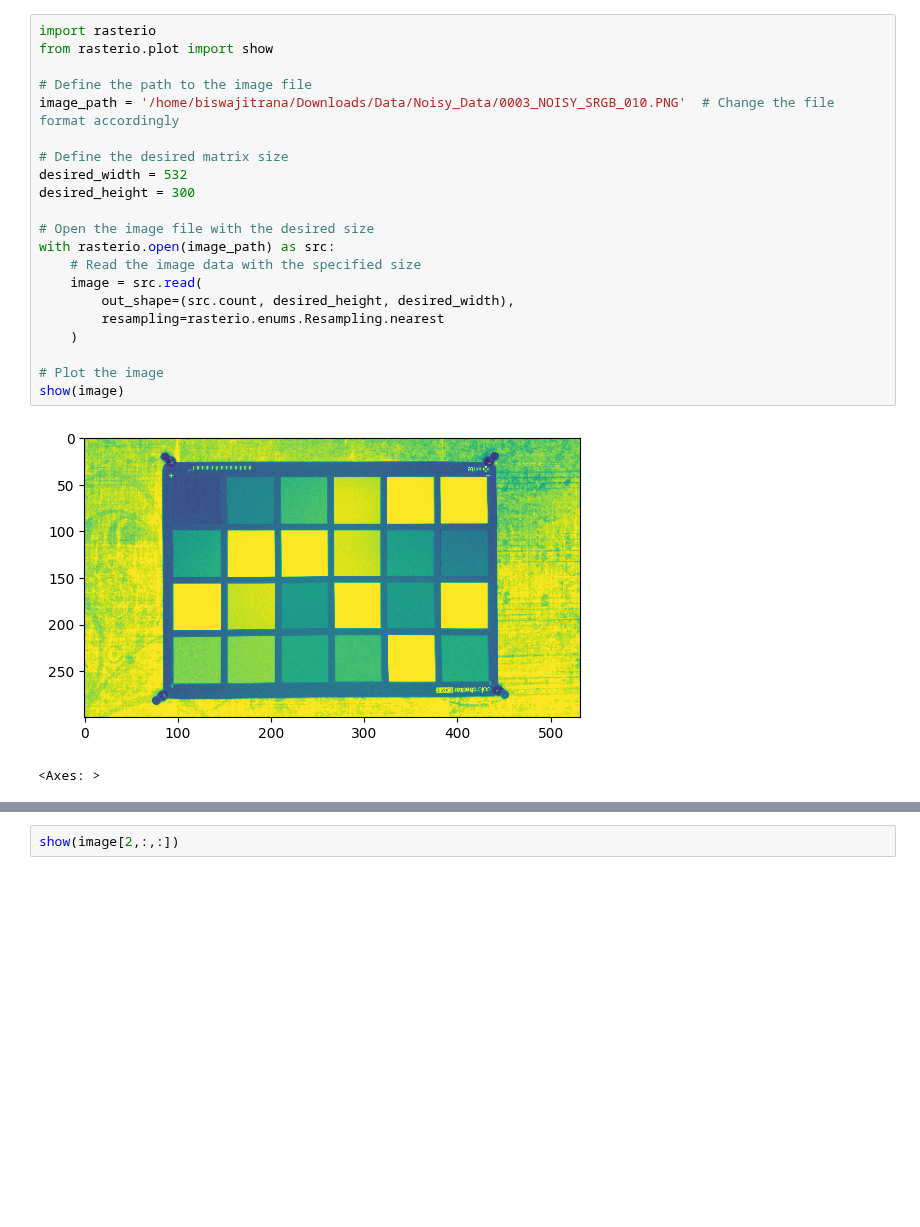
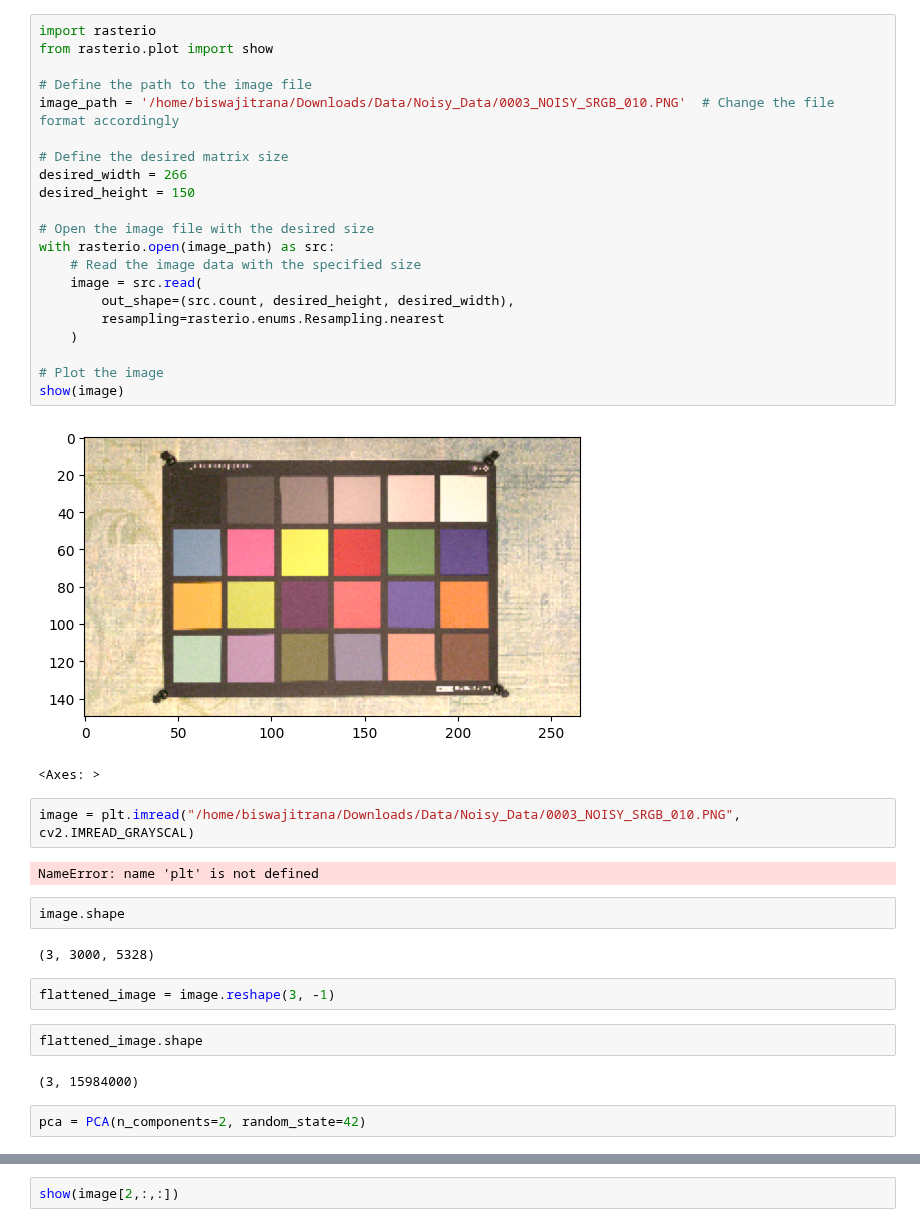
Before and after one commit to biswajit-github-2022/RKMVERI_2ND, a Jupyter notebook: class/ML/ML_project/work/main.ipynb, the cells around one changed output, grey strips where cells are left out. Drawn from its saved outputs; the diff is of its cells as text; blank space fills up the shorter version.

```diff
--- a/class/ML/ML_project/work/main.ipynb
+++ b/class/ML/ML_project/work/main.ipynb
@@ -5,24 +13,40 @@ import numpy as np
 # %%
 import rasterio
 from rasterio.plot import show
 
 # Define the path to the image file
 image_path = '/home/biswajitrana/Downloads/Data/Noisy_Data/0003_NOISY_SRGB_010.PNG'  # Change the file format accordingly
 
 # Define the desired matrix size
-desired_width = 532
-desired_height = 300
+desired_width = 266
+desired_height = 150
 
 # Open the image file with the desired size
 with rasterio.open(image_path) as src:
     # Read the image data with the specified size
     image = src.read(
         out_shape=(src.count, desired_height, desired_width),
         resampling=rasterio.enums.Resampling.nearest
     )
 
 # Plot the image
 show(image)
 # %% [output]
-[figure, old version]
+[figure, new version]
 <Axes: >
+# %%
+image = plt.imread("/home/biswajitrana/Downloads/Data/Noisy_Data/0003_NOISY_SRGB_010.PNG", cv2.IMREAD_GRAYSCAL)
+# %% [output]
+NameError: name 'plt' is not defined
+# %%
+image.shape
+# %% [output]
+(3, 3000, 5328)
+# %%
+flattened_image = image.reshape(3, -1)
+# %%
+flattened_image.shape
+# %% [output]
+(3, 15984000)
+# %%
+pca = PCA(n_components=2, random_state=42)
```
Also changed, not shown: parts of 5 cells of this notebook, 3 other files.
